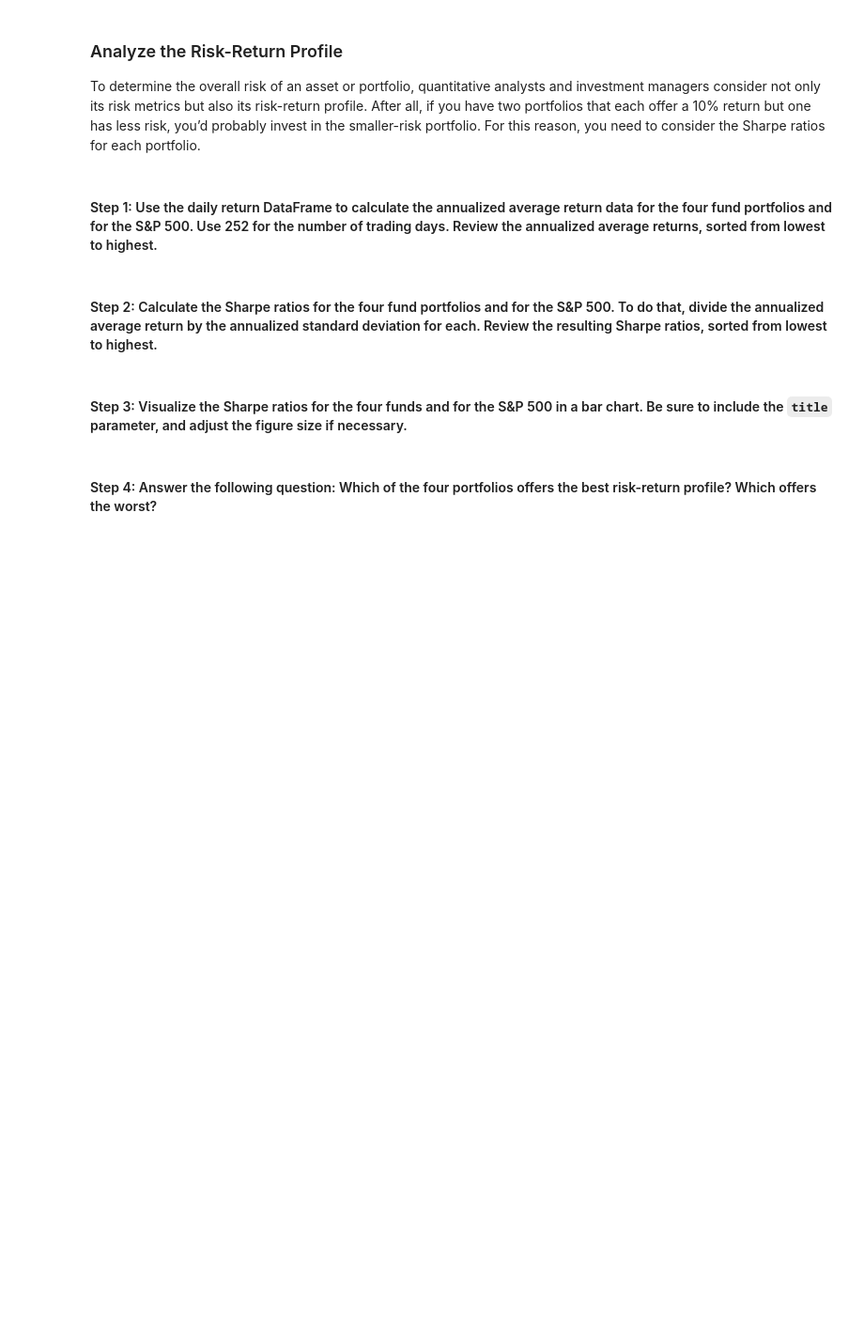
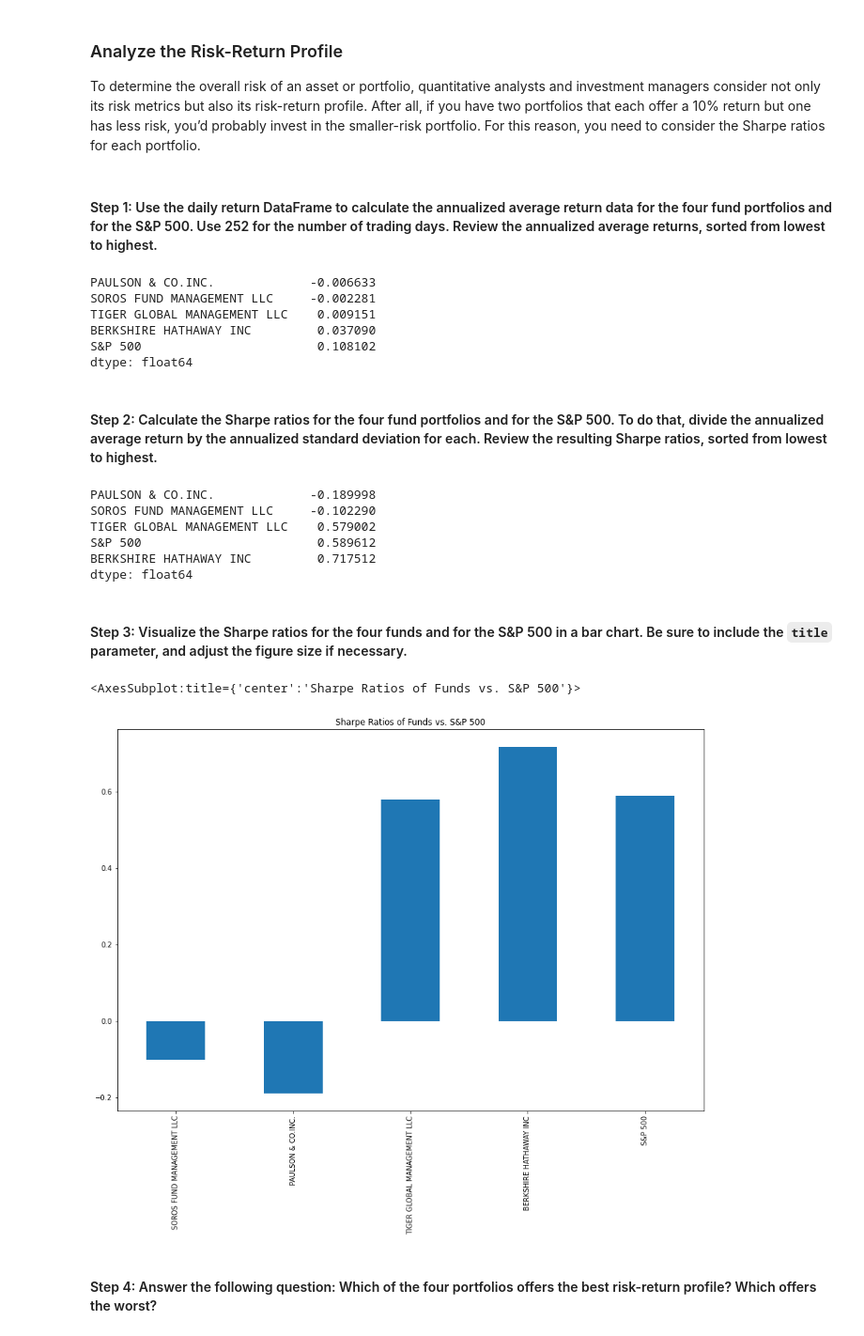
Before and after one commit to saucetech/risk-return-analysis, a Jupyter notebook: risk_return_analysis.ipynb, the cells around one changed output. Shown at 94% size. Cells and saved outputs as stored; diff of their text form; code cells hidden in the pictures; blank space fills up the shorter version.

Commit message:
Updated the risk return analysis notebook with risk return analysis of the 4 funds and the S&P 500 based on Sharpe ratios.

```diff
--- a/risk_return_analysis.ipynb
+++ b/risk_return_analysis.ipynb
@@ -233,8 +233,8 @@ Evaluate the risk profile of each portfolio by using the standard deviation and
 # %%
 # Calculate and sort the standard deviation for all 4 portfolios and the S&P 500
 # Review the standard deviations sorted smallest to largest
-standard_deviation_df = whales_daily_returns_df.std()
-standard_deviation_sorted = standard_deviation_df.sort_values()
+standard_deviation = whales_daily_returns_df.std()
+standard_deviation_sorted = standard_deviation.sort_values()
 standard_deviation_sorted
 # %% [output]
 TIGER GLOBAL MANAGEMENT LLC    0.000996
@@ -248,8 +248,8 @@ dtype: float64
 # %%
 # Calculate and sort the annualized standard deviation (252 trading days) of the 4 portfolios and the S&P 500
 # Review the annual standard deviations smallest to largest
-annualized_standard_deviation_df = standard_deviation * np.sqrt(252)
-annualized_standard_deviation_sorted = annualized_standard_deviation_df.sort_values()
+annualized_standard_deviation = standard_deviation * np.sqrt(252)
+annualized_standard_deviation_sorted = annualized_standard_deviation.sort_values()
 annualized_standard_deviation_sorted
 # %% [output]
 TIGER GLOBAL MANAGEMENT LLC    0.015804
@@ -309,19 +309,41 @@ To determine the overall risk of an asset or portfolio, quantitative analysts an
 # Calculate the annual average return data for the for fund portfolios and the S&P 500
 # Use 252 as the number of trading days in the year
 # Review the annual average returns sorted from lowest to highest
-# YOUR CODE HERE
+year_trading_days = 252
+annualized_average_return = whales_daily_returns_df.mean() * year_trading_days
+annualized_average_return_sorted = annualized_average_return.sort_values()
+annualized_average_return_sorted
+# %% [output]
+PAULSON & CO.INC.             -0.006633
+SOROS FUND MANAGEMENT LLC     -0.002281
+TIGER GLOBAL MANAGEMENT LLC    0.009151
+BERKSHIRE HATHAWAY INC         0.037090
+S&P 500                        0.108102
+dtype: float64
 # %% [markdown]
 #### Step 2: Calculate the Sharpe ratios for the four fund portfolios and for the S&P 500. To do that, divide the annualized average return by the annualized standard deviation for each. Review the resulting Sharpe ratios, sorted from lowest to highest.
 # %%
 # Calculate the annualized Sharpe Ratios for each of the 4 portfolios and the S&P 500.
 # Review the Sharpe ratios sorted lowest to highest
-# YOUR CODE HERE
+sharpe_ratios = annualized_average_return / annualized_standard_deviation
+sharpe_ratios_sorted = sharpe_ratios.sort_values()
+sharpe_ratios_sorted
+# %% [output]
+PAULSON & CO.INC.             -0.189998
+SOROS FUND MANAGEMENT LLC     -0.102290
+TIGER GLOBAL MANAGEMENT LLC    0.579002
+S&P 500                        0.589612
+BERKSHIRE HATHAWAY INC         0.717512
+dtype: float64
 # %% [markdown]
 #### Step 3: Visualize the Sharpe ratios for the four funds and for the S&P 500 in a bar chart. Be sure to include the `title` parameter, and adjust the figure size if necessary.
 # %%
 # Visualize the Sharpe ratios as a bar chart
 # Include a title parameter and adjust the figure size
-# YOUR CODE HERE
+sharpe_ratios.plot(kind="bar", figsize=(15,10), title = "Sharpe Ratios of Funds vs. S&P 500")
+# %% [output]
+<AxesSubplot:title={'center':'Sharpe Ratios of Funds vs. S&P 500'}>
+[figure, added]
 # %% [markdown]
 #### Step 4: Answer the following question: Which of the four portfolios offers the best risk-return profile? Which offers the worst?
 # %% [markdown]
```
Also changed, not shown: parts of 1 cell of this notebook.
